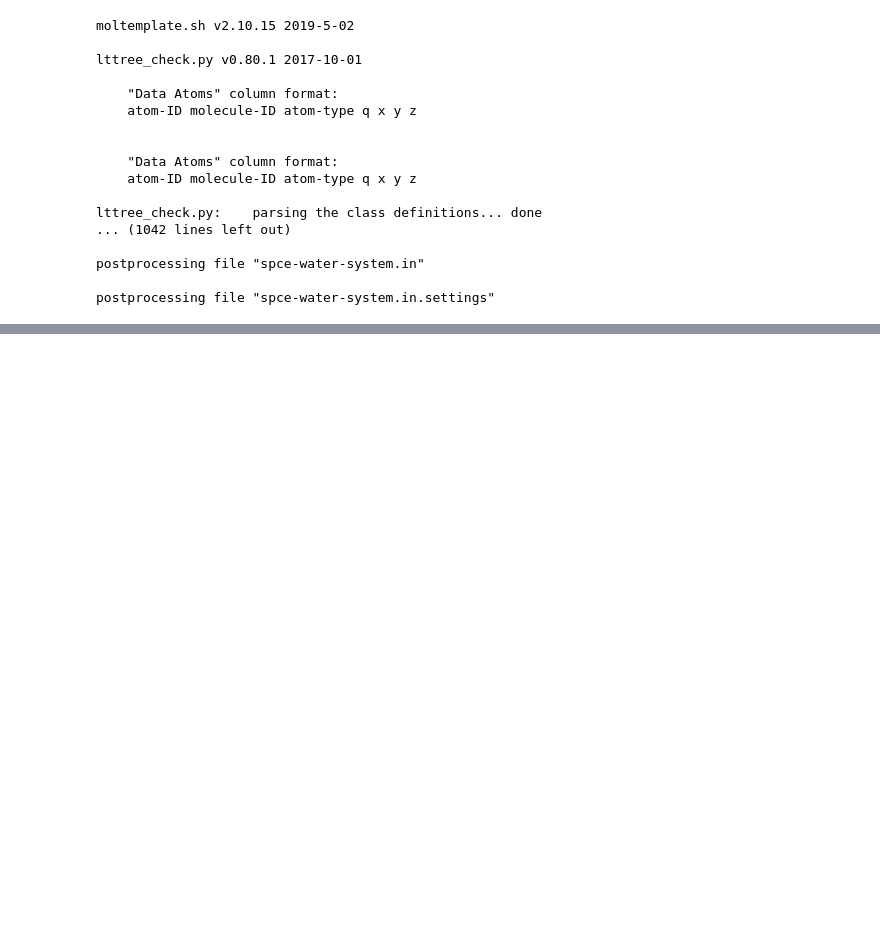
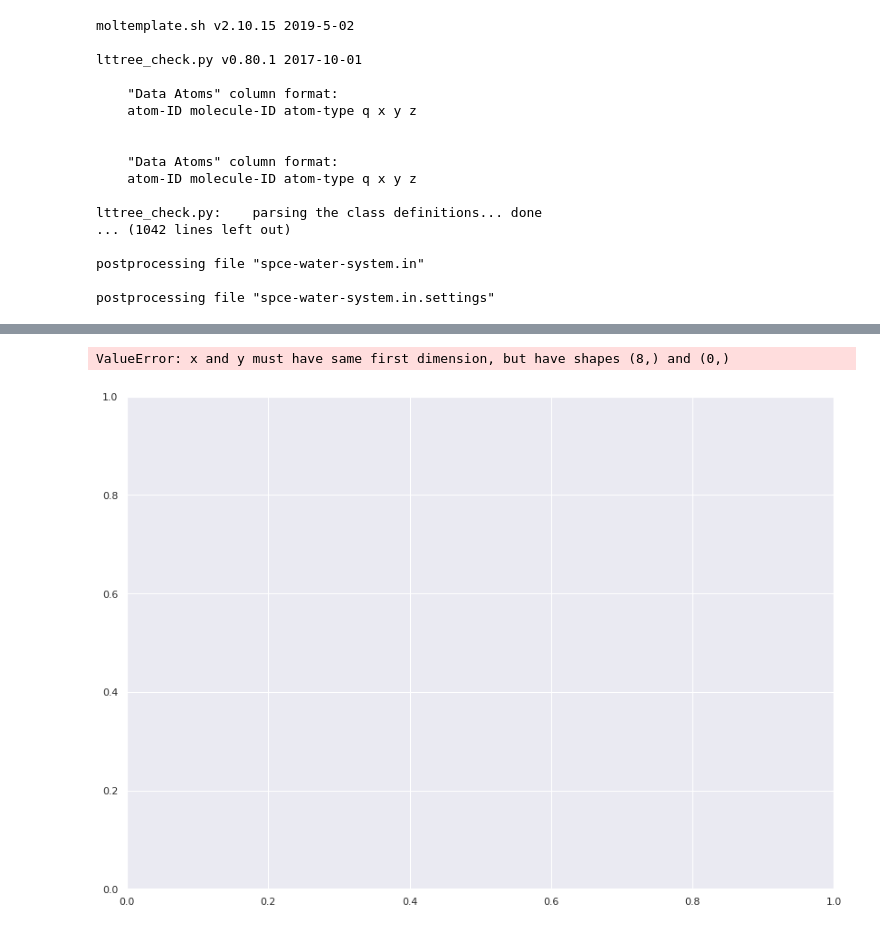
Before and after one commit to Schoyen/FYS4460, a Jupyter notebook: project-1/water.ipynb, the cells around one changed output, grey strips where cells are left out. Drawn from its saved outputs; the diff is of its cells as text; code cells hidden in the pictures; blank space fills up the shorter version.

```diff
--- a/project-1/water.ipynb
+++ b/project-1/water.ipynb
@@ -2,6 +2,23 @@
 # Water
 
 In this notebook we'll explore the Extenden Single Point Charge (SPC/E) model for water.
+# %%
+import os
+import sys
+import re
+
+sys.path.append("..")
+
+import numpy as np
+import pandas as pd
+import matplotlib.pyplot as plt
+import seaborn as sns
+import sklearn.linear_model
+
+from read_lammps_log import read_log, get_temp_lognames
+from diffusion import get_diffusion_constant
+
+sns.set(color_codes=True)
 # %%
 %%writefile spce-simple.lt
 
@@ -128,0 +209,17 @@ Total wall time: 0:02:30
+# %%
+D_list = []
+alpha_list = []
+
+for T, log_df in zip(temperature_list, log_df_list):
+    D, D_int, alpha, alpha_int = get_diffusion_constant(log_df)
+# %%
+fig = plt.figure(figsize=(14, 10))
+
+plt.plot(temperature_list, D_list)
+plt.title(r"Plot of the diffusion constant as a function of temperature")
+plt.xlabel(r"$T$")
+plt.ylabel(r"$D(t)$")
+plt.show()
+# %% [output]
+ValueError: x and y must have same first dimension, but have shapes (8,) and (0,)
+[figure, added]
```
Also changed, not shown: parts of 5 cells of this notebook, 5 other files.
